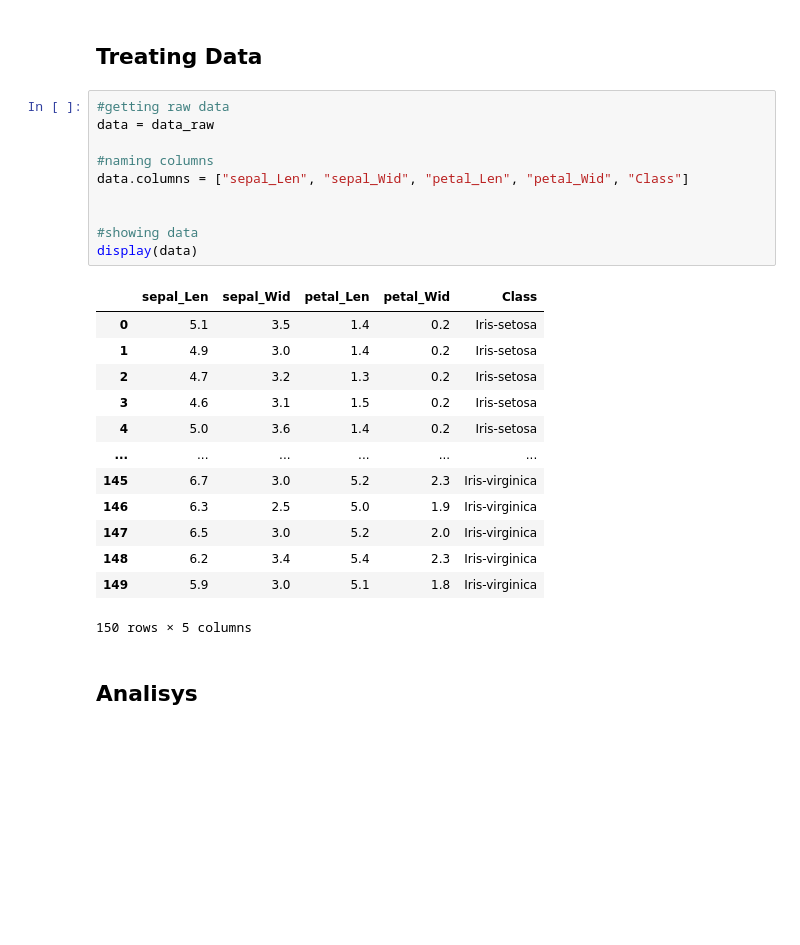
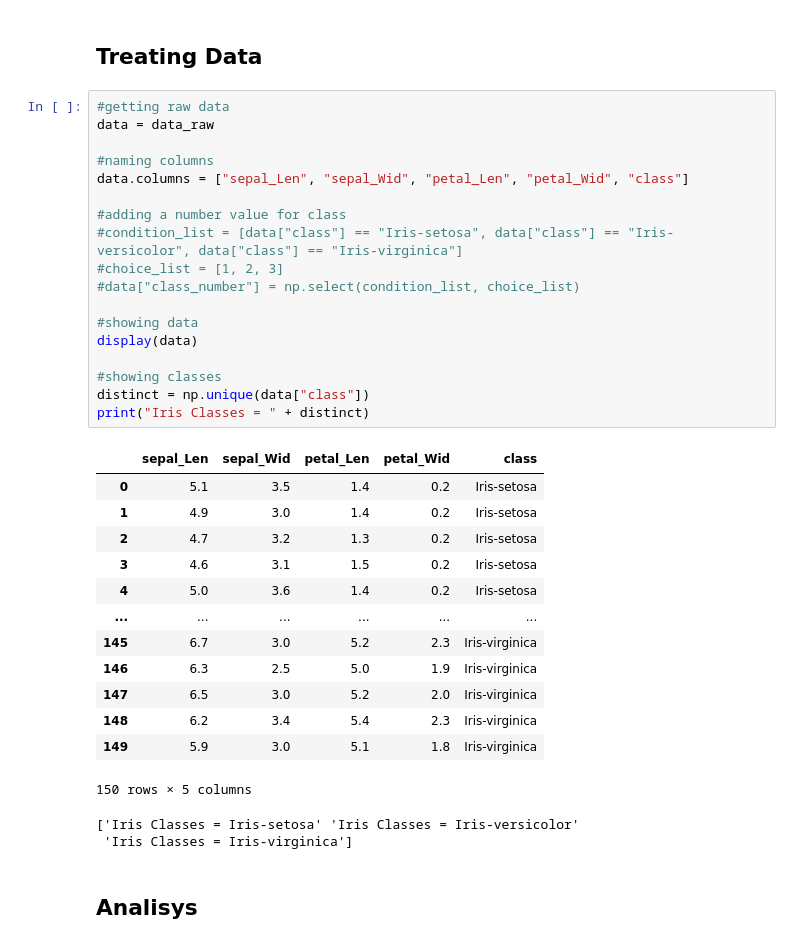
Before and after one commit to tanialomazi/iris-prediction, a Jupyter notebook: Iris Prediction.ipynb, the cells around one changed output. Drawn from its saved outputs; the diff is of its cells as text; blank space fills up the shorter version.

```diff
--- a/Iris Prediction.ipynb
+++ b/Iris Prediction.ipynb
@@ -107,15 +122,23 @@ display(data_raw)
 # %%
 #getting raw data
 data = data_raw
 
 #naming columns
-data.columns = ["sepal_Len", "sepal_Wid", "petal_Len", "petal_Wid", "Class"]
+data.columns = ["sepal_Len", "sepal_Wid", "petal_Len", "petal_Wid", "class"]
 
+#adding a number value for class
+#condition_list = [data["class"] == "Iris-setosa", data["class"] == "Iris-versicolor", data["class"] == "Iris-virginica"]
+#choice_list = [1, 2, 3]
+#data["class_number"] = np.select(condition_list, choice_list)
 
 #showing data
 display(data)
+
+#showing classes
+distinct = np.unique(data["class"])
+print("Iris Classes = " + distinct)
 # %% [output]
-|  | sepal_Len | sepal_Wid | petal_Len | petal_Wid | Class |
+|  | sepal_Len | sepal_Wid | petal_Len | petal_Wid | class |
 | 0 | 5.1 | 3.5 | 1.4 | 0.2 | Iris-setosa |
 | 1 | 4.9 | 3.0 | 1.4 | 0.2 | Iris-setosa |
 | 2 | 4.7 | 3.2 | 1.3 | 0.2 | Iris-setosa |
@@ -128,6 +151,8 @@ display(data)
 | 148 | 6.2 | 3.4 | 5.4 | 2.3 | Iris-virginica |
 | 149 | 5.9 | 3.0 | 5.1 | 1.8 | Iris-virginica |
 150 rows × 5 columns
+['Iris Classes = Iris-setosa' 'Iris Classes = Iris-versicolor'
+ 'Iris Classes = Iris-virginica']
 # %% [markdown]
 ## Analisys
 # %%
```
Also changed, not shown: parts of 10 cells of this notebook.
